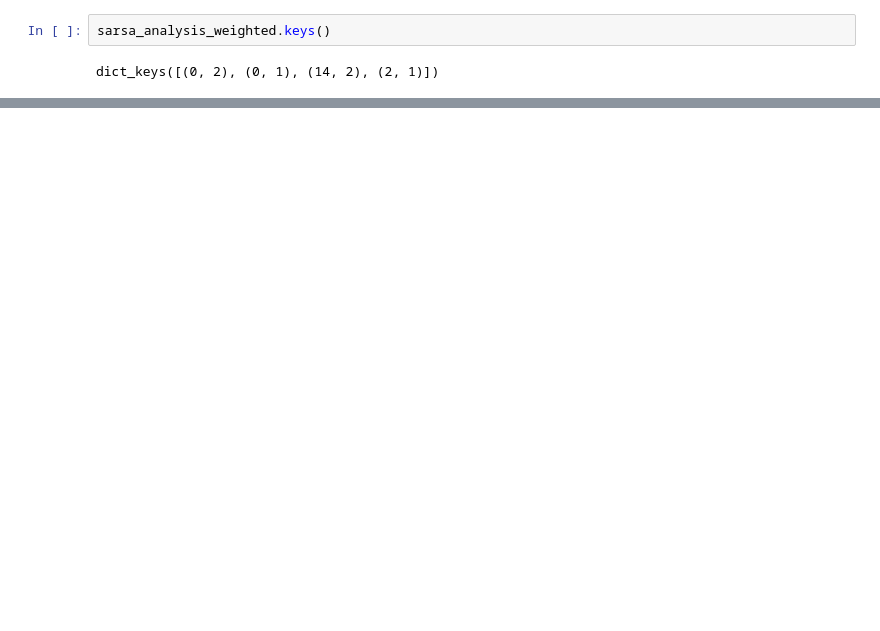
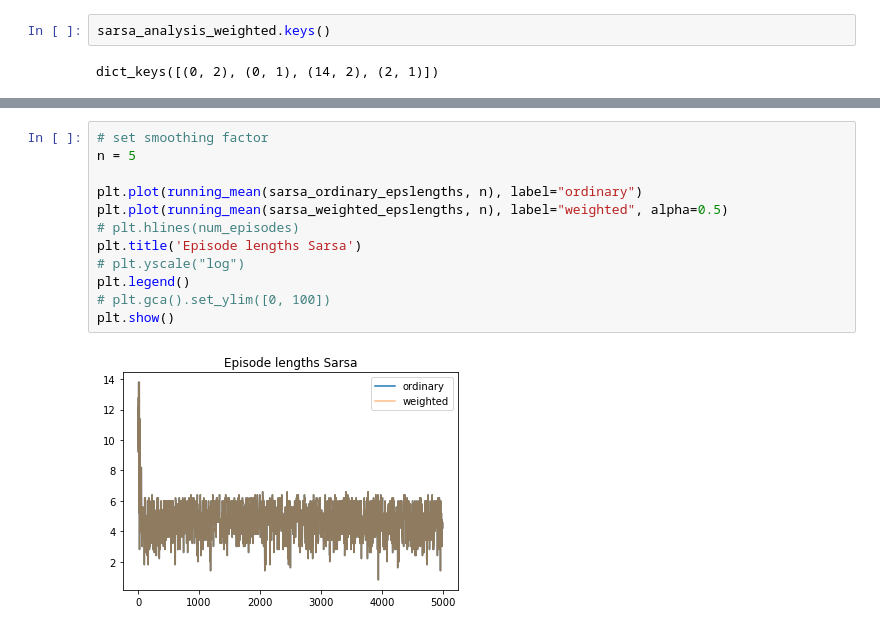
Before and after one commit to Tom-Lotze/RL_reproducibility, a Jupyter notebook: main_berend.ipynb, the cells around one changed output, grey strips where cells are left out. Drawn from its saved outputs; the diff is of its cells as text; blank space fills up the shorter version.

```diff
--- a/main_berend.ipynb
+++ b/main_berend.ipynb
@@ -629,0 +522,14 @@ plot_variances(0,1)
+# %%
+# set smoothing factor
+n = 5
+
+plt.plot(running_mean(sarsa_ordinary_epslengths, n), label="ordinary")
+plt.plot(running_mean(sarsa_weighted_epslengths, n), label="weighted", alpha=0.5)
+# plt.hlines(num_episodes)
+plt.title('Episode lengths Sarsa')
+# plt.yscale("log")
+plt.legend()
+# plt.gca().set_ylim([0, 100])
+plt.show()
+# %% [output]
+[figure, added]
```
Also changed, not shown: parts of 24 cells of this notebook.
